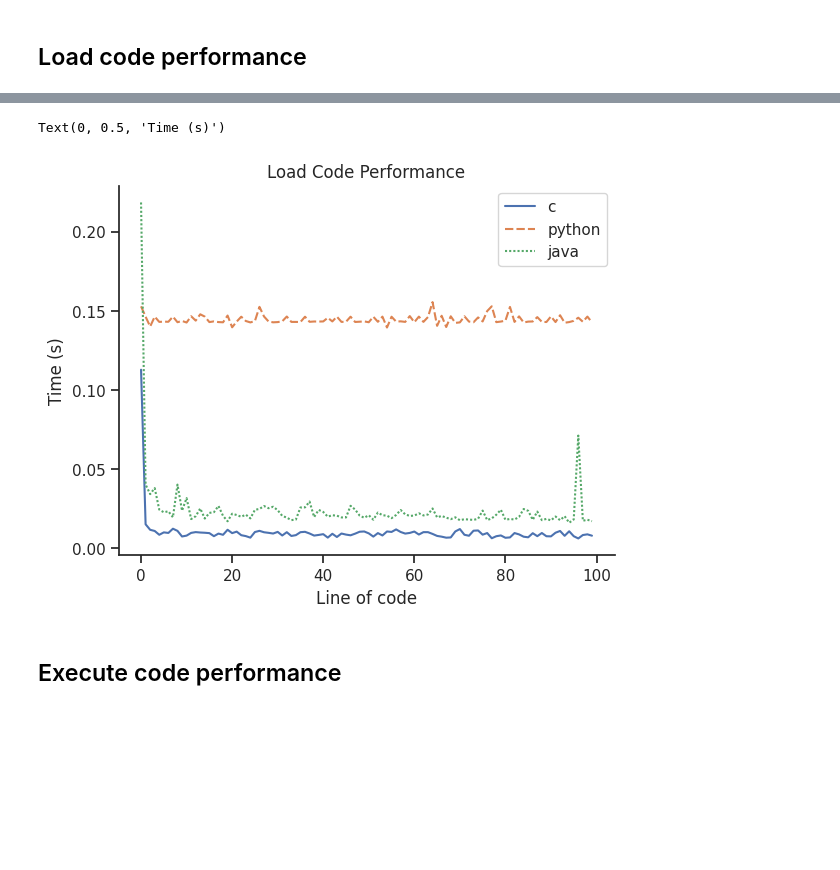
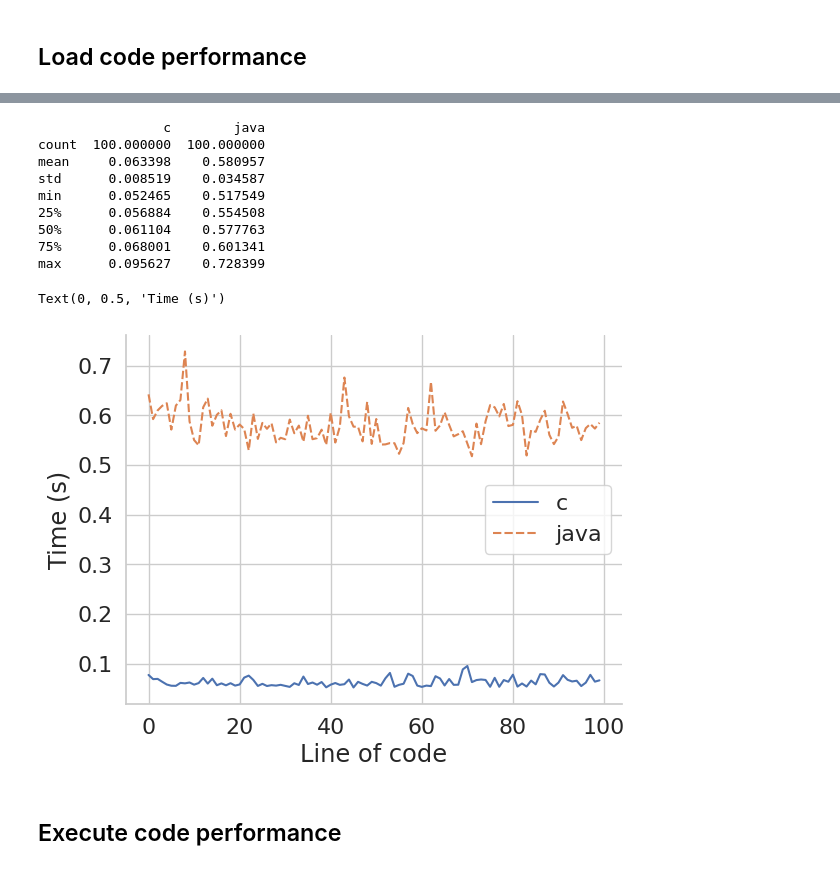
Before and after one commit to diverse-project/LiveRec, a Jupyter notebook: LiveFromDAP/performance/performance.ipynb, the cells around one changed output, grey strips where cells are left out. Cells and saved outputs as stored; diff of their text form; code cells hidden in the pictures; blank space fills up the shorter version.

Commit message:
New plots style + Scenario

```diff
--- a/LiveFromDAP/performance/performance.ipynb
+++ b/LiveFromDAP/performance/performance.ipynb
@@ -3,8 +3,10 @@ import os
 import pandas as pd
 import matplotlib.pyplot as plt
 import seaborn as sns
-custom_params = {"axes.spines.right": False, "axes.spines.top": False}
-sns.set_theme(style="ticks", rc=custom_params)
+custom_params = {
+    "axes.spines.right": False,
+    "axes.spines.top": False}
+sns.set_theme(style="whitegrid", rc=custom_params, font_scale=1.45)
 # %% [markdown]
 ## General Performance
 # %%
@@ -27,14 +51,23 @@ df_gp
 # %%
-df_lcp = pd.read_csv("load_code_performance.csv")
+df_ccp = pd.read_csv("compile_code_performance.csv")
 # drop first column
-df_lcp = df_lcp.drop(columns=["Unnamed: 0"])
-sns.lineplot(data=df_lcp)
-plt.title("Load Code Performance")
+df_ccp = df_ccp.drop(columns=["Unnamed: 0"])
+print(df_ccp.describe())
+sns.lineplot(data=df_ccp)
 plt.xlabel("Line of code")
 plt.ylabel("Time (s)")
 # %% [output]
-Text(0, 0.5, 'Time (s)')
+                c        java
+count  100.000000  100.000000
+mean     0.063398    0.580957
+std      0.008519    0.034587
+min      0.052465    0.517549
+25%      0.056884    0.554508
+50%      0.061104    0.577763
+75%      0.068001    0.601341
+max      0.095627    0.728399
+Text(0, 0.5, 'Time (s)')
-[figure, old version]
+[figure, new version]
 # %% [markdown]
 ## Execute code performance
 # %%
```
Also changed, not shown: parts of 9 cells of this notebook, 20 other files.
